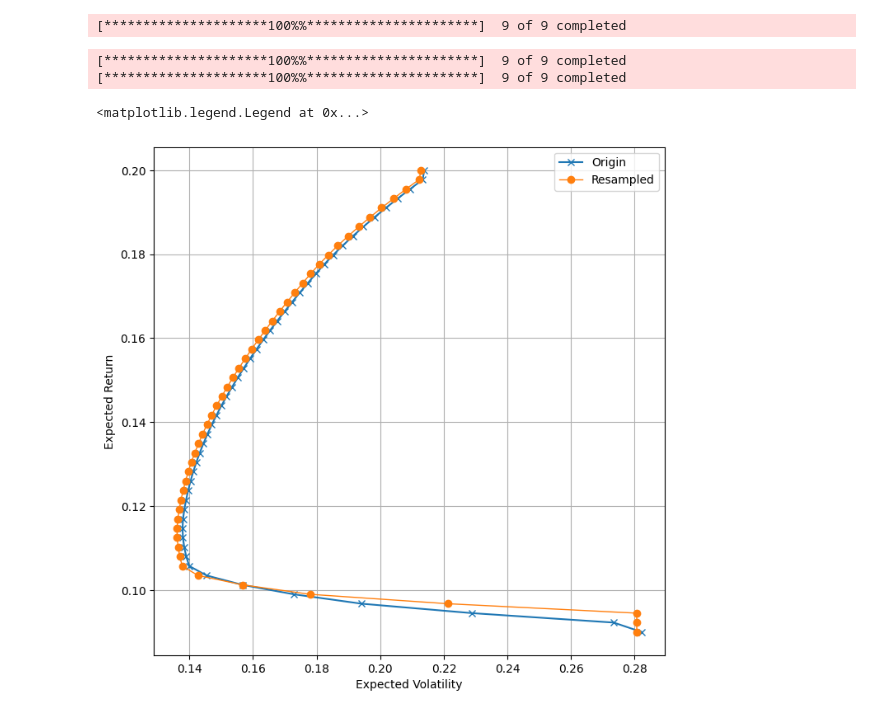
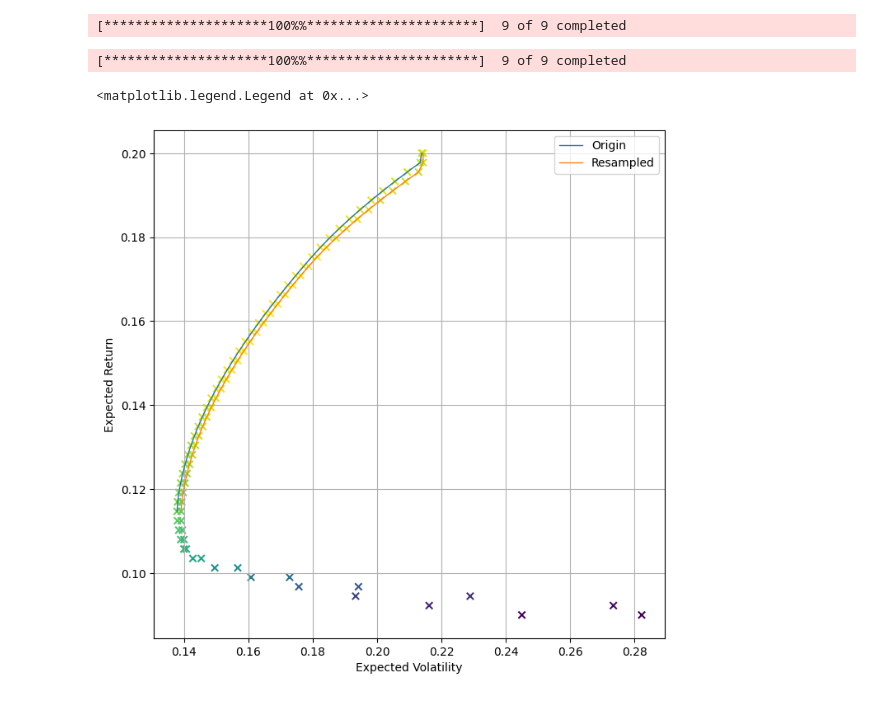
Before and after one commit to junseokShim/financial_pjt, a Jupyter notebook: 03.리샘플링_기법.ipynb, the cells around one changed output. Drawn from its saved outputs; the diff is of its cells as text; code cells hidden in the pictures.

```diff
--- a/03.리샘플링_기법.ipynb
+++ b/03.리샘플링_기법.ipynb
@@ -17,53 +17,67 @@ end_date = '2024-03-02'
 actions = False
 
 # Data download
-efficient_frontier = EfficientFontier(
+efficient_frontier_origin = EfficientFontier(
     tickers = tickers,
     start_date = start_date,
     end_date = end_date,
     actions = actions
 )
+
+efficient_frontier_resample = EfficientFontier(
+    tickers = tickers,
+    start_date = start_date,
+    end_date = end_date,
+    actions = actions
+)
 # %%
 drop_col_list = ['Open','High','Low','Volume']
 min_return = 0.09
 max_return = 0.20
 sample_num = 50
-
-target_returns, target_volatilities = efficient_frontier.optimize_portpolio_about_returns(
-    drop_col_list = drop_col_list,
-    min_return = min_return,
-    max_return = max_return,
-    sample_num = sample_num
-)
-# %% [output]
-[*********************100%%**********************]  9 of 9 completed
 # %%
-resampled_target_returns, resampled_target_volatilities = efficient_frontier.optimize_portpolio_about_returns(
-    drop_col_list = drop_col_list,
-    min_return = min_return,
-    max_return = max_return,
-    sample_num = sample_num
-)
-
-target_returns, target_volatilities = efficient_frontier.optimize_portpolio_about_returns(
+# Original (Non-resampling)
+target_returns, target_volatilities = efficient_frontier_origin.optimize_portpolio_about_returns(
     drop_col_list = drop_col_list,
     min_return = min_return,
     max_return = max_return,
     sample_num = sample_num,
     resampling = False
 )
+
+e_returns, e_volatilities = efficient_frontier_origin.get_left_bound_data(
+    t_rets = target_returns,
+    t_vols = target_volatilities
+)
 # %% [output]
 [*********************100%%**********************]  9 of 9 completed
-[*********************100%%**********************]  9 of 9 completed
+# %%
+# Resampling
+resampled_target_returns, resampled_target_volatilities = efficient_frontier_resample.optimize_portpolio_about_returns(
+    drop_col_list = drop_col_list,
+    min_return = min_return,
+    max_return = max_return,
+    sample_num = sample_num
+)
+
+resampled_e_returns, resampled_e_volatilities = efficient_frontier_resample.get_left_bound_data(
+    t_rets = resampled_target_returns,
+    t_vols = resampled_target_volatilities
+)
+# %% [output]
+[*********************100%%**********************]  9 of 9 completed
 # %%
 plt.figure(figsize=(8, 8))
-plt.plot(target_volatilities, target_returns, marker='x', label="Origin")
-plt.plot(resampled_target_volatilities, resampled_target_returns, lw=1.0, marker='o', label="Resampled")
+plt.scatter(target_volatilities, target_returns, c=target_returns/target_volatilities, marker='x')
+plt.plot(e_volatilities, e_returns, lw=1.0, label="Origin")
+
+plt.scatter(resampled_target_volatilities, resampled_target_returns, c=resampled_target_returns/resampled_target_volatilities, marker='o')
+plt.plot(resampled_e_volatilities, resampled_e_returns, lw=1.0, label="Resampled")
 plt.grid(True)
 
 plt.xlabel('Expected Volatility')
 plt.ylabel('Expected Return')
 plt.legend()
 # %% [output]
 <matplotlib.legend.Legend at 0x...>
-[figure, old version]
+[figure, new version]
```
